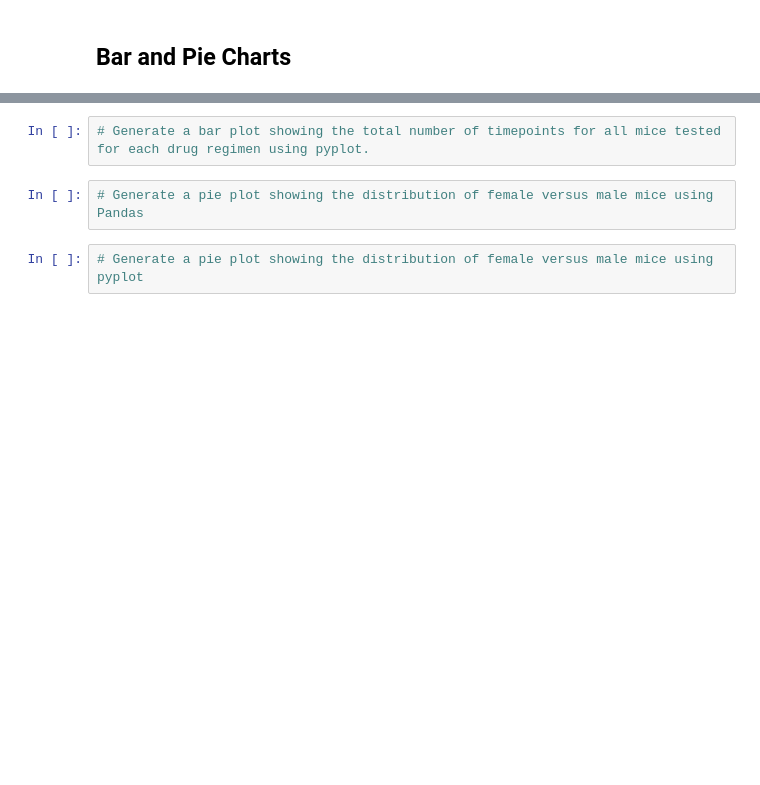
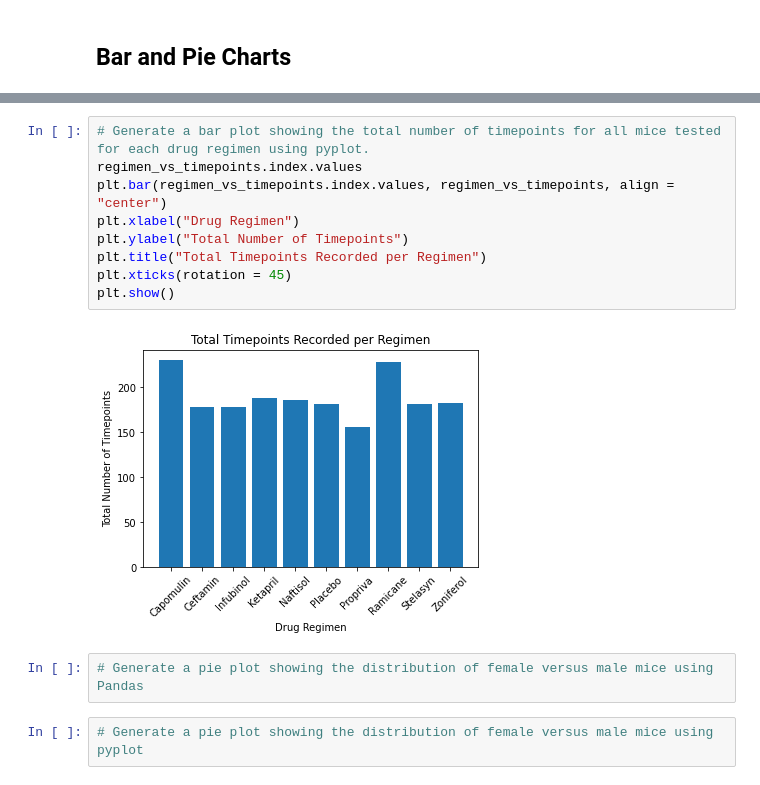
Before and after one commit to herzf012/pymaceuticals_inc, a Jupyter notebook: Pymaceuticals/pymaceuticals_starter.ipynb, the cells around one changed output, grey strips where cells are left out. Saved outputs shown, nothing was run; the diff lists cells and outputs as text; blank space fills up the shorter version.

```diff
--- a/Pymaceuticals/pymaceuticals_starter.ipynb
+++ b/Pymaceuticals/pymaceuticals_starter.ipynb
@@ -111,5 +172,14 @@ Total number of unique mice Ids: 249
 # %%
 # Generate a bar plot showing the total number of timepoints for all mice tested for each drug regimen using pyplot.
+regimen_vs_timepoints.index.values
+plt.bar(regimen_vs_timepoints.index.values, regimen_vs_timepoints, align = "center")
+plt.xlabel("Drug Regimen")
+plt.ylabel("Total Number of Timepoints")
+plt.title("Total Timepoints Recorded per Regimen")
+plt.xticks(rotation = 45)
+plt.show()
+# %% [output]
+[figure, added]
 # %%
 # Generate a pie plot showing the distribution of female versus male mice using Pandas
 # %%
```
Also changed, not shown: parts of 7 cells of this notebook.
